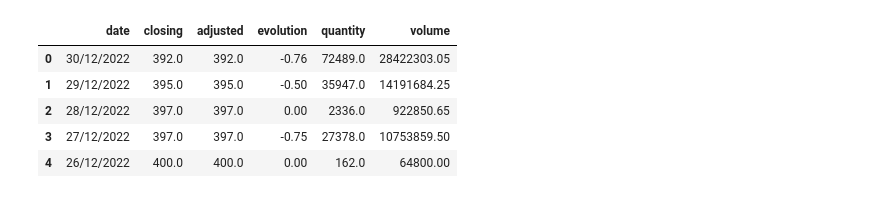
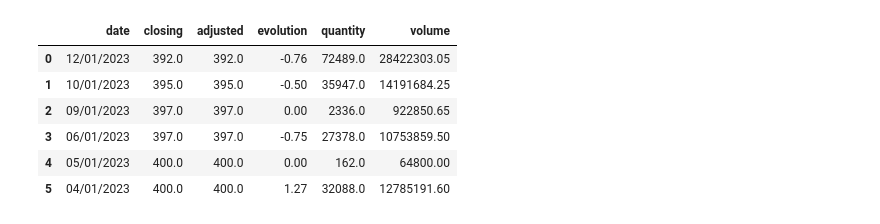
Before and after one commit to OussamaDERAOUI/PYTHON_PROJECT, a Jupyter notebook: PYTHON_PROJECT.ipynb, the cells around one changed output. Cells and saved outputs as stored; diff of their text form; code cells hidden in the pictures.

```diff
--- a/PYTHON_PROJECT.ipynb
+++ b/PYTHON_PROJECT.ipynb
@@ -153,47 +111,87 @@ name = "bmci.aspx"
 aspx_to_csv(name)
 # %%
 import pandas as pd
+import numpy as np
 import matplotlib.pyplot as plt
 
 class Stock:
 
     def __init__(self,name):
         self.name = name
         aspx_to_csv(name+".aspx")
         self.data = pd.read_csv(name+'_csv.csv')
 
-    def graph(self):
-        ''' this an instance method that graphs volumes in bars and
-        value'''
+    def graph(self,m,nsma):
+
+        ''' this an instance method that graphs volumes in bars and value'''
+
         fig, ax1 = plt.subplots(figsize=(8, 8))
         ax2 = ax1.twinx()
         ax1.bar(self.data.index,self.data['volume'],color='orange',label='volume')
         ax2.plot(self.data.index,self.data["adjusted"],color='blue',label='value')
         ax1.grid(zorder=0)
-        ax2.set_ylim(ymin=0)
-        ax2.set_ylim(ymax=450)
+
+        plt.plot(stock.momentum(m),color='red',label='Momentum')
+        plt.plot(stock.sma(nsma),color='green',label='Moving Average')
         plt.legend()
         plt.show()
 
     def maximumValue(self):
         return self.data['adjusted'].max()
 
     def minimumValue(self):
         return self.data['adjusted'].max()
 
     def maximumVolume(self):
         return self.data['volume'].max()
 
     def maximumQuantity(self):
         return self.data['quantity'].max()
+
+    def momentum(self,N):
+        length = len(self.data)
+        if type(N) is list:
+            lst = []
+            for j in range(len(N)):
+                m = []
+                for i in range(0,length):
+                    if i < N[j]:
+                        continue
+                    else:
+                        m.append(self.data['closing'][i] - self.data['closing'][i-N[j]])
+
+                lst.append(m)
+            df = pd.DataFrame (lst)
+            return lst
+
+        else:
+            m= []
+            for i in range(0,length):
+                if i < N:
+                    continue
+                else:
+                    m.append(self.data['closing'][i] - self.data['closing'][i-N])
+            df = pd.DataFrame (m, columns = [N])
+            return df
+
+    def sma(self,N):
+        windows = self.data['closing'].rolling(N)
+
+        ma = windows.mean()
+
+        malst = ma.tolist()
+        lst = malst[N - 1:]
+
+        return lst
+
+stock = Stock("tijari")
+stock.data.head(6)
+# %% [output]
+|  | date | closing | adjusted | evolution | quantity | volume |
+| 0 | 12/01/2023 | 392.0 | 392.0 | -0.76 | 72489.0 | 28422303.05 |
+| 1 | 10/01/2023 | 395.0 | 395.0 | -0.50 | 35947.0 | 14191684.25 |
+| 2 | 09/01/2023 | 397.0 | 397.0 | 0.00 | 2336.0 | 922850.65 |
+| 3 | 06/01/2023 | 397.0 | 397.0 | -0.75 | 27378.0 | 10753859.50 |
+| 4 | 05/01/2023 | 400.0 | 400.0 | 0.00 | 162.0 | 64800.00 |
+| 5 | 04/01/2023 | 400.0 | 400.0 | 1.27 | 32088.0 | 12785191.60 |
-# %%
-stock = Stock("tijari")
-stock.data.head(5)
-# %% [output]
-|  | date | closing | adjusted | evolution | quantity | volume |
-| 0 | 30/12/2022 | 392.0 | 392.0 | -0.76 | 72489.0 | 28422303.05 |
-| 1 | 29/12/2022 | 395.0 | 395.0 | -0.50 | 35947.0 | 14191684.25 |
-| 2 | 28/12/2022 | 397.0 | 397.0 | 0.00 | 2336.0 | 922850.65 |
-| 3 | 27/12/2022 | 397.0 | 397.0 | -0.75 | 27378.0 | 10753859.50 |
-| 4 | 26/12/2022 | 400.0 | 400.0 | 0.00 | 162.0 | 64800.00 |
 # %%
```
Also changed, not shown: parts of 11 cells of this notebook.
